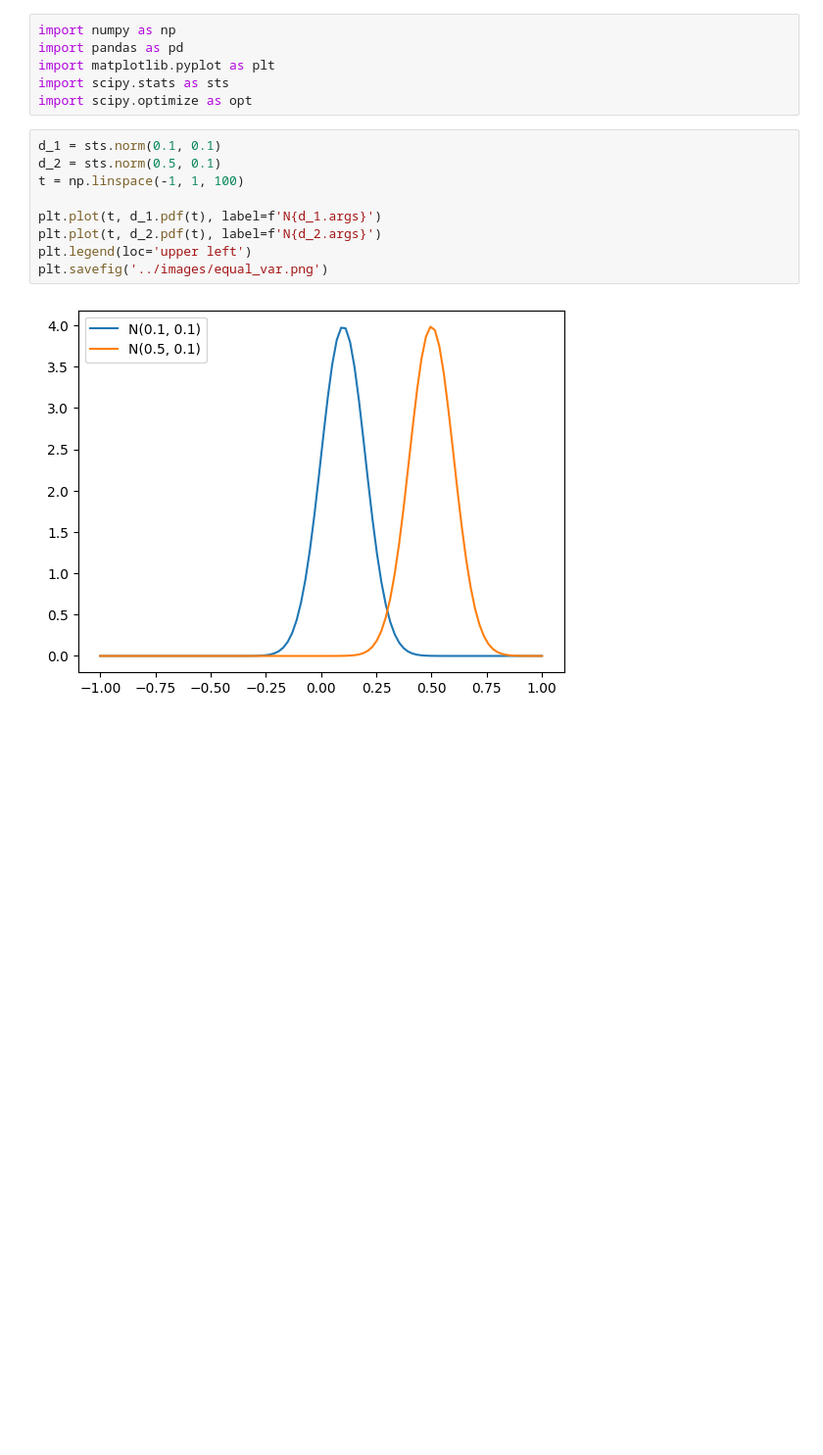
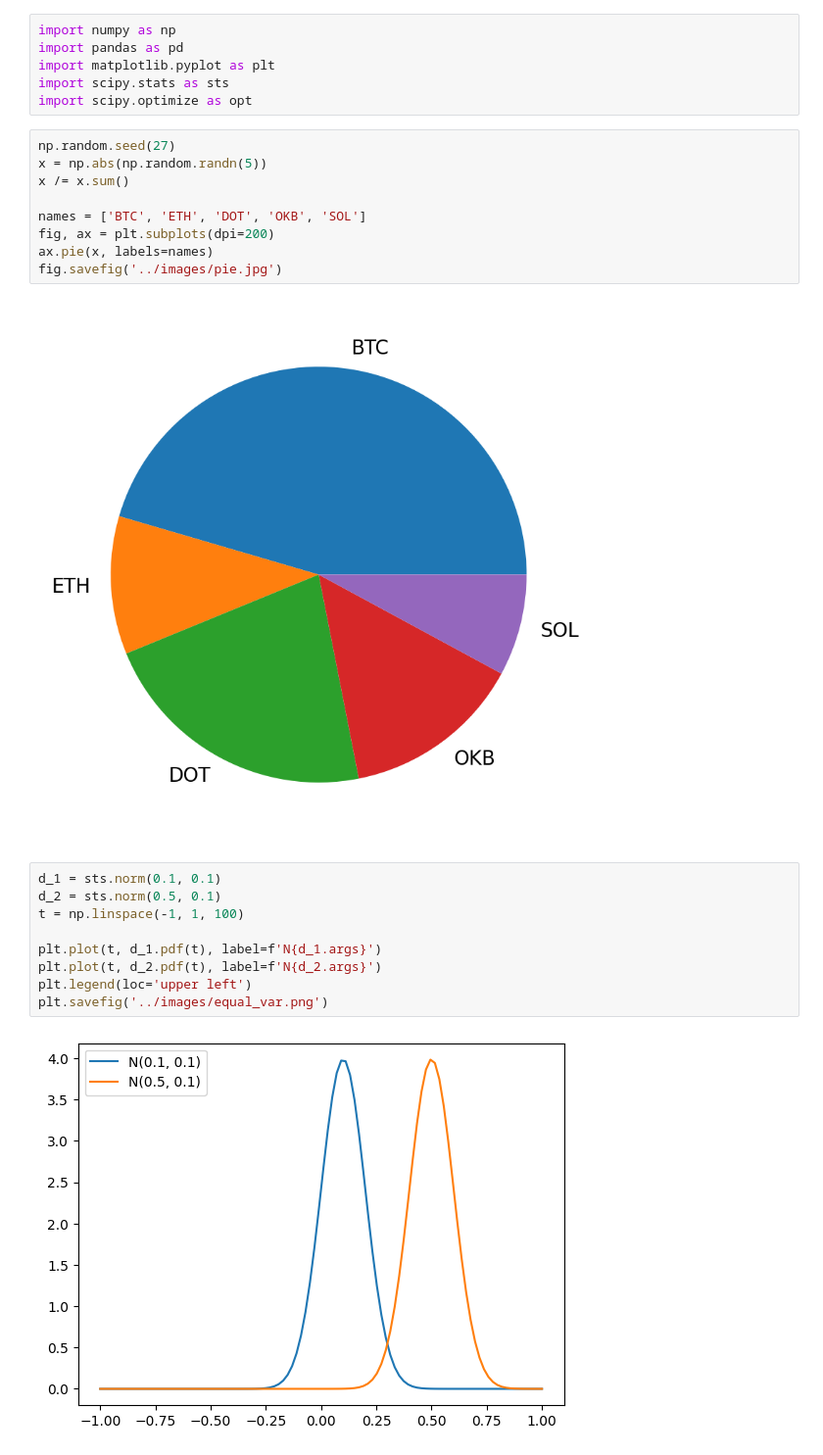
Before and after one commit to poluzerovT/Masters-thesis, a Jupyter notebook: notebooks/portfolio_examles.ipynb, the cells around one changed output. Shown: that part at 98% size. Cells and saved outputs as stored; diff of their text form; blank space fills up the shorter version.

```diff
--- a/notebooks/portfolio_examles.ipynb
+++ b/notebooks/portfolio_examles.ipynb
@@ -4,6 +4,17 @@ import pandas as pd
 import matplotlib.pyplot as plt
 import scipy.stats as sts
 import scipy.optimize as opt
+# %%
+np.random.seed(27)
+x = np.abs(np.random.randn(5))
+x /= x.sum()
+
+names = ['BTC', 'ETH', 'DOT', 'OKB', 'SOL']
+fig, ax = plt.subplots(dpi=200)
+ax.pie(x, labels=names)
+fig.savefig('../images/pie.jpg')
+# %% [output]
+[figure, added]
 # %%
 d_1 = sts.norm(0.1, 0.1)
 d_2 = sts.norm(0.5, 0.1)
```
Also changed, not shown: 3 other files.
